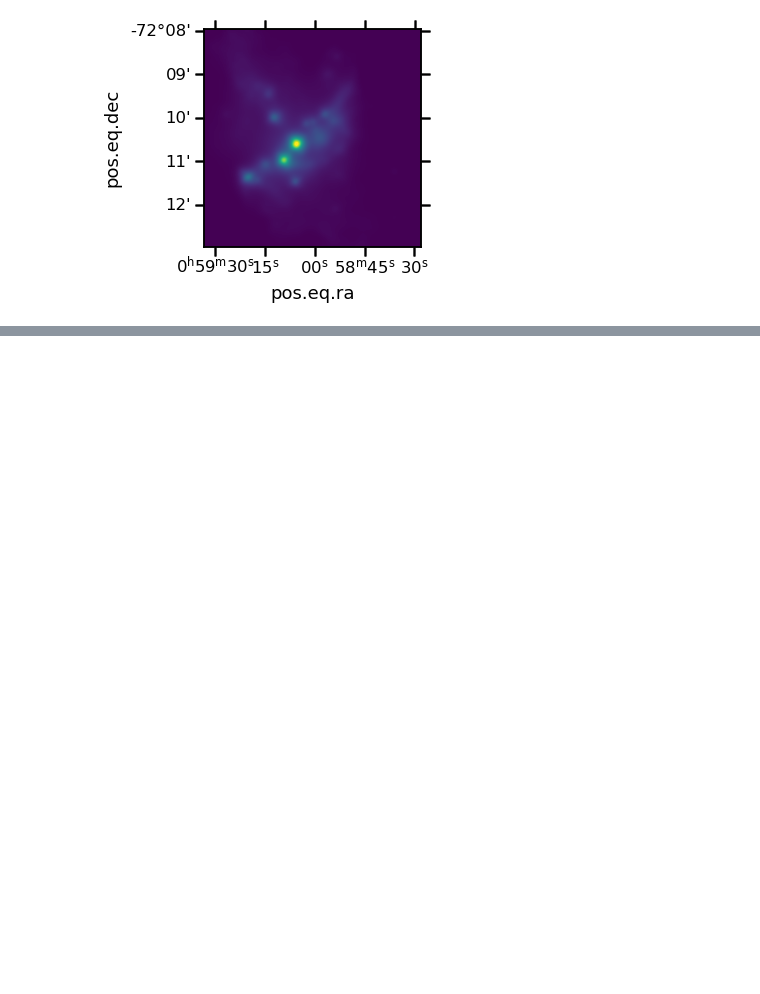
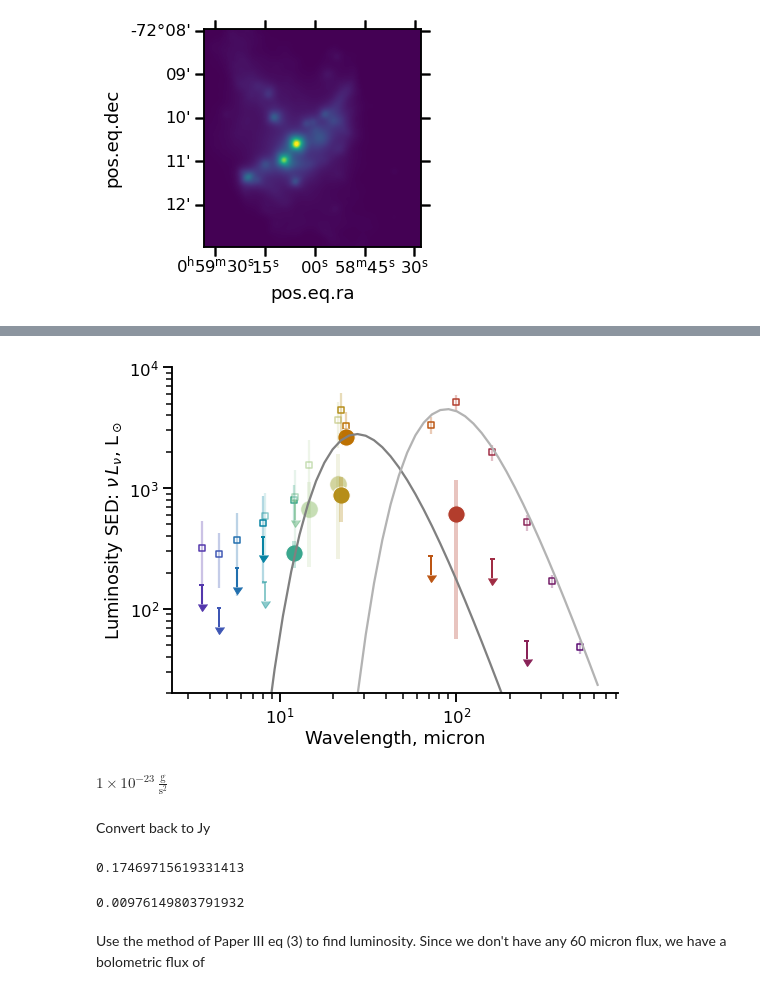
Before and after one commit to will-henney/muse-hii-regions, a Jupyter notebook: notebooks/11-00-ngc346-infrared.ipynb, the cells around one changed output, grey strips where cells are left out. Saved outputs shown, nothing was run; the diff lists cells and outputs as text; code cells hidden in the pictures; blank space fills up the shorter version.

```diff
--- a/notebooks/11-00-ngc346-infrared.ipynb
+++ b/notebooks/11-00-ngc346-infrared.ipynb
@@ -133,0 +200,49 @@ fig.savefig("../figs/ngc346-infrared-profiles.pdf");
+# %%
+fig, ax = plt.subplots(figsize=(8, 6))
+for irim, color in zip(irdata.values(), colors):
+    ebg = np.hypot(irim.bgsig, irim.bgsigi)
+    alpha = 0.5 if "MSX" in irim.label else 1.0
+    ax.errorbar(irim.wav, irim.bgflux, yerr=ebg, color=color, alpha=0.3*alpha)
+    ax.scatter(irim.wav, irim.bgflux, color="w", marker="s", s=30, edgecolors=color, alpha=alpha)
+    eflux = 0.7 * irim.bgsig
+    if irim.boxflux > eflux:
+        ax.errorbar(
+            irim.wav, irim.boxflux,
+            yerr=eflux,
+            color=color, lw=4, alpha=0.3*alpha,
+        )
+        ax.scatter(irim.wav, irim.boxflux,
+                   marker="o", color=color, s=300,
+                   edgecolors="w", linewidth=1, alpha=alpha,
+                  )
+    else:
+        ax.errorbar(irim.wav, irim.boxflux + eflux,
+                    xerr=0.03*irim.wav, yerr=0.3*(irim.boxflux + eflux), uplims=True,
+                    linewidth=2, color=color, alpha=alpha)
+
+beta = 1.3
+wavgrid = np.logspace(0.5, 2.8)
+bb = wavgrid * blackbody_lambda(wavgrid * u.micron, 100 * u.K)
+bb *= wavgrid ** (-beta)
+bb /= bb.max()
+bb *= 2800
+
+bb2 = wavgrid * blackbody_lambda(wavgrid * u.micron, 31 * u.K)
+bb2 *= wavgrid ** (-beta)
+bb2 /= bb2.max()
+bb2 *= 4500
+
+ax.plot(wavgrid, bb, color="0.5")
+ax.plot(wavgrid, bb2, color="0.7")
+
+
+ax.set_xscale("log")
+ax.set_yscale("log")
+ax.set(
+    xlabel="Wavelength, micron",
+    ylabel=r"Luminosity SED: $\nu\, L_\nu$, L$_\odot$",
+    ylim=[20.0, 1e4],
+)
+sns.despine()
+fig.savefig("../figs/ngc346-infrared-sed.pdf");
+# %% [output]
@@ -133,0 +252,17 @@ fig.savefig("../figs/ngc346-infrared-profiles.pdf");
+[figure, added]
+# %%
+u.Jy.cgs
+# %% [output]
+$\mathrm{1 \times 10^{-23}\,\frac{g}{s^{2}}}$
+# %% [markdown]
+Convert back to Jy
+# %%
+irdata["MIPS1"].boxflux * irdata["MIPS1"].wav / Jy_to_Lsun.cgs.value
+# %% [output]
+0.17469715619331413
+# %%
+irdata["WISE3"].boxflux * irdata["WISE3"].wav / Jy_to_Lsun.cgs.value
+# %% [output]
+0.00976149803791932
+# %% [markdown]
+Use the method of Paper III eq (3) to find luminosity.  Since we don't have any 60 micron flux, we have a bolometric flux of
```
Also changed, not shown: parts of 25 cells of this notebook, 4 other files.
